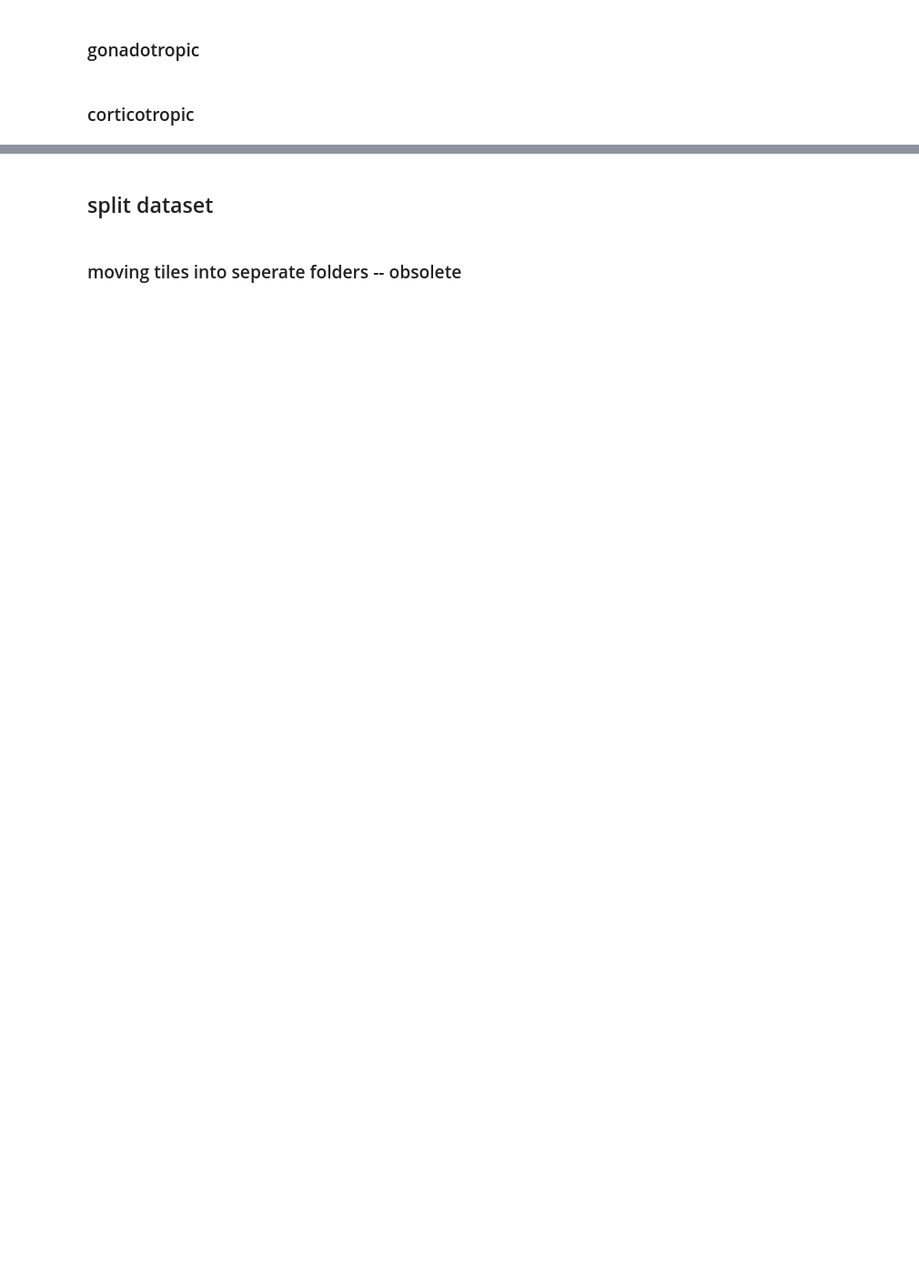
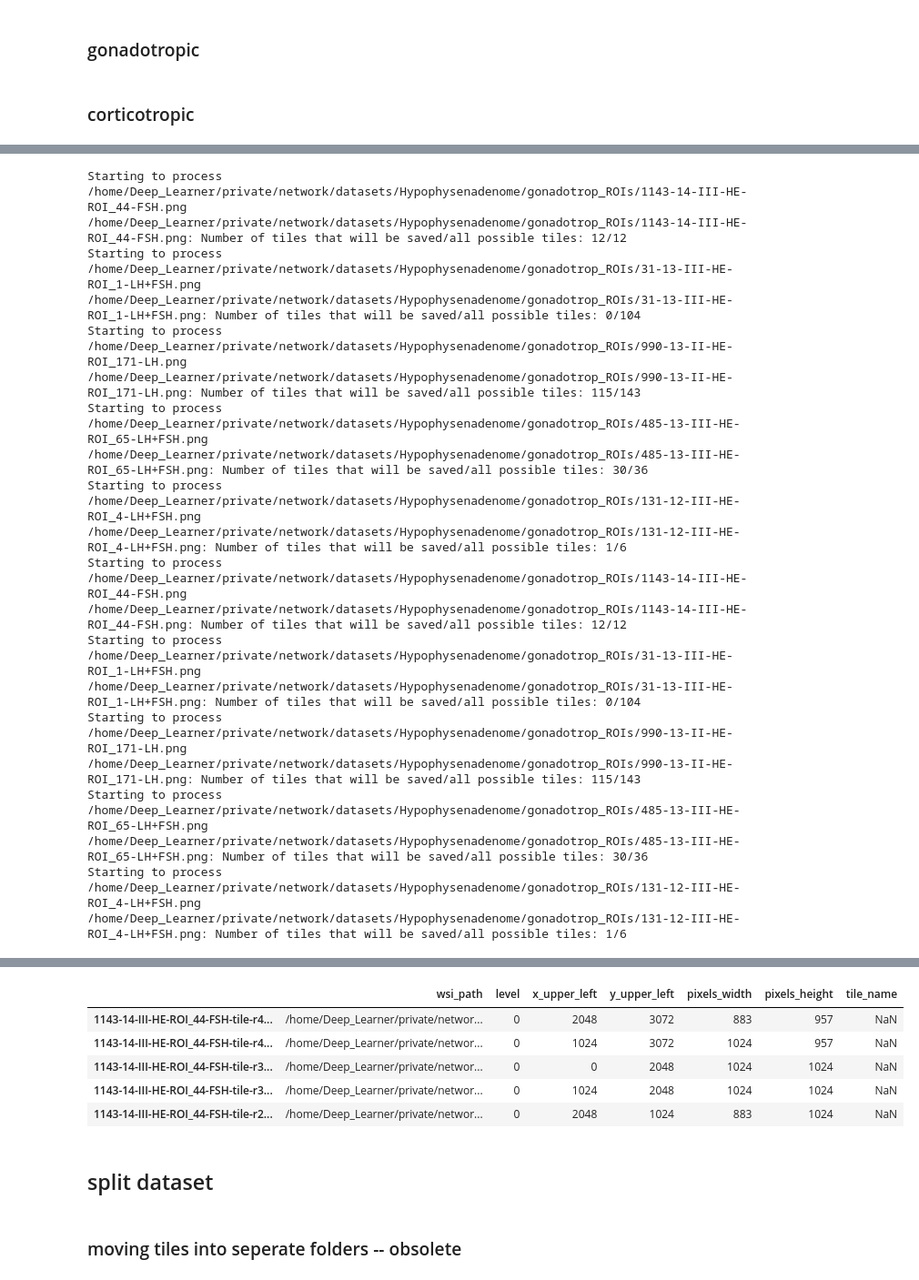
Before and after one commit to ChristophNeuner/pituitary_gland_adenomas, a Jupyter notebook: network-entity_classification.ipynb, the cells around one changed output, grey strips where cells are left out. Shown at 91% size. Cells and saved outputs as stored; diff of their text form; code cells hidden in the pictures; blank space fills up the shorter version.

Commit message:
added pipeline to extract tiles from WSIs/ROIs during training on the fly without the necessity to extract and save tiles to disc before

```diff
--- a/network-entity_classification.ipynb
+++ b/network-entity_classification.ipynb
@@ -265,0 +270,30 @@ len(tile_paths_all_corticotrop)
+# %%
+tiles_df_path = PATH/'tiles_info.csv'
+
+
+if os.path.isfile(tiles_df_path):
+    ###
+    # just load from disc, if you have already calculated tile infos before
+    ###
+    tiles_df = pd.read_csv(tiles_df_path)
+else:
+    ###
+    # generate and save tile info
+    ###
+    rois_paths_gonado = [p for p in ROIS_GONADOTROP.ls() if (p.suffix == '.png' and '-HE' in p.name)]
+    rois_paths_cortico = [p for p in ROIS_GONADOTROP.ls() if (p.suffix == '.png' and '-HE' in p.name)]
+    rois_paths_all = rois_paths_gonado + rois_paths_cortico
+    tiles_df = tiles.WsiOrROIToTilesMultithreaded(wsiPaths=rois_paths_all,
+                                   tilesFolderPath=None,
+                                   tileHeight=1024,
+                                   tileWidth=1024,
+                                   tile_naming_func=tiles.get_roi_name_from_path_pituitary_adenoma_entities,
+                                   tile_score_thresh=0.4,
+                                   tileScoringFunction=tiles.scoring_function_1,
+                                   is_wsi=False,
+                                   level=0,
+                                   save_tiles=False)
+    tiles_df.to_csv(tiles_df_path, index_label='tile_name')
+
+tiles_df.head()
+# %% [output]
@@ -265,0 +301,20 @@ len(tile_paths_all_corticotrop)
+Starting to process /home/Deep_Learner/private/network/datasets/Hypophysenadenome/gonadotrop_ROIs/1143-14-III-HE-ROI_44-FSH.png
+/home/Deep_Learner/private/network/datasets/Hypophysenadenome/gonadotrop_ROIs/1143-14-III-HE-ROI_44-FSH.png: Number of tiles that will be saved/all possible tiles: 12/12
+Starting to process /home/Deep_Learner/private/network/datasets/Hypophysenadenome/gonadotrop_ROIs/31-13-III-HE-ROI_1-LH+FSH.png
+/home/Deep_Learner/private/network/datasets/Hypophysenadenome/gonadotrop_ROIs/31-13-III-HE-ROI_1-LH+FSH.png: Number of tiles that will be saved/all possible tiles: 0/104
+Starting to process /home/Deep_Learner/private/network/datasets/Hypophysenadenome/gonadotrop_ROIs/990-13-II-HE-ROI_171-LH.png
+/home/Deep_Learner/private/network/datasets/Hypophysenadenome/gonadotrop_ROIs/990-13-II-HE-ROI_171-LH.png: Number of tiles that will be saved/all possible tiles: 115/143
+Starting to process /home/Deep_Learner/private/network/datasets/Hypophysenadenome/gonadotrop_ROIs/485-13-III-HE-ROI_65-LH+FSH.png
+/home/Deep_Learner/private/network/datasets/Hypophysenadenome/gonadotrop_ROIs/485-13-III-HE-ROI_65-LH+FSH.png: Number of tiles that will be saved/all possible tiles: 30/36
+Starting to process /home/Deep_Learner/private/network/datasets/Hypophysenadenome/gonadotrop_ROIs/131-12-III-HE-ROI_4-LH+FSH.png
+/home/Deep_Learner/private/network/datasets/Hypophysenadenome/gonadotrop_ROIs/131-12-III-HE-ROI_4-LH+FSH.png: Number of tiles that will be saved/all possible tiles: 1/6
+Starting to process /home/Deep_Learner/private/network/datasets/Hypophysenadenome/gonadotrop_ROIs/1143-14-III-HE-ROI_44-FSH.png
+/home/Deep_Learner/private/network/datasets/Hypophysenadenome/gonadotrop_ROIs/1143-14-III-HE-ROI_44-FSH.png: Number of tiles that will be saved/all possible tiles: 12/12
+Starting to process /home/Deep_Learner/private/network/datasets/Hypophysenadenome/gonadotrop_ROIs/31-13-III-HE-ROI_1-LH+FSH.png
+/home/Deep_Learner/private/network/datasets/Hypophysenadenome/gonadotrop_ROIs/31-13-III-HE-ROI_1-LH+FSH.png: Number of tiles that will be saved/all possible tiles: 0/104
+Starting to process /home/Deep_Learner/private/network/datasets/Hypophysenadenome/gonadotrop_ROIs/990-13-II-HE-ROI_171-LH.png
+/home/Deep_Learner/private/network/datasets/Hypophysenadenome/gonadotrop_ROIs/990-13-II-HE-ROI_171-LH.png: Number of tiles that will be saved/all possible tiles: 115/143
+Starting to process /home/Deep_Learner/private/network/datasets/Hypophysenadenome/gonadotrop_ROIs/485-13-III-HE-ROI_65-LH+FSH.png
+/home/Deep_Learner/private/network/datasets/Hypophysenadenome/gonadotrop_ROIs/485-13-III-HE-ROI_65-LH+FSH.png: Number of tiles that will be saved/all possible tiles: 30/36
+Starting to process /home/Deep_Learner/private/network/datasets/Hypophysenadenome/gonadotrop_ROIs/131-12-III-HE-ROI_4-LH+FSH.png
+/home/Deep_Learner/private/network/datasets/Hypophysenadenome/gonadotrop_ROIs/131-12-III-HE-ROI_4-LH+FSH.png: Number of tiles that will be saved/all possible tiles: 1/6
@@ -266,3 +322,9 @@ len(tile_paths_all_corticotrop)
+|  | wsi_path | level | x_upper_left | y_upper_left | pixels_width | pixels_height | tile_name |
+| 1143-14-III-HE-ROI_44-FSH-tile-r4... | /home/Deep_Learner/private/networ... | 0 | 2048 | 3072 | 883 | 957 | NaN |
+| 1143-14-III-HE-ROI_44-FSH-tile-r4... | /home/Deep_Learner/private/networ... | 0 | 1024 | 3072 | 1024 | 957 | NaN |
+| 1143-14-III-HE-ROI_44-FSH-tile-r3... | /home/Deep_Learner/private/networ... | 0 | 0 | 2048 | 1024 | 1024 | NaN |
+| 1143-14-III-HE-ROI_44-FSH-tile-r3... | /home/Deep_Learner/private/networ... | 0 | 1024 | 2048 | 1024 | 1024 | NaN |
+| 1143-14-III-HE-ROI_44-FSH-tile-r2... | /home/Deep_Learner/private/networ... | 0 | 2048 | 1024 | 883 | 1024 | NaN |
 # %% [markdown]
 ## split dataset
 # %% [markdown]
```
Also changed, not shown: parts of 16 cells of this notebook.
